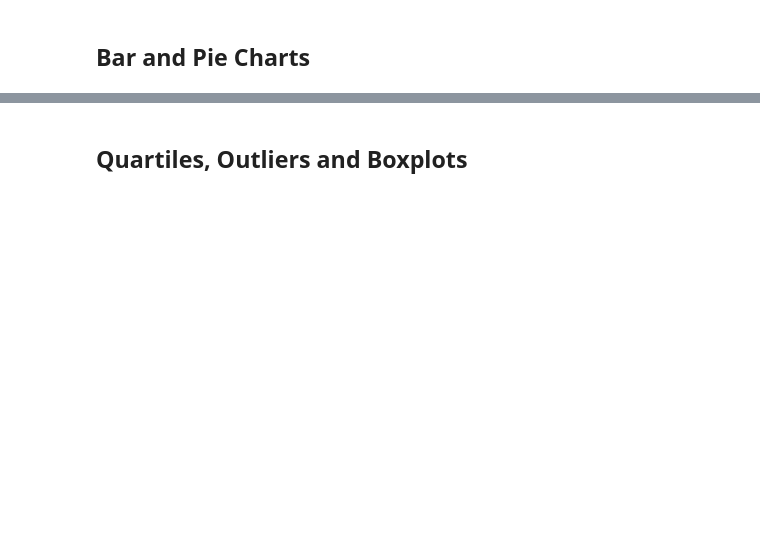
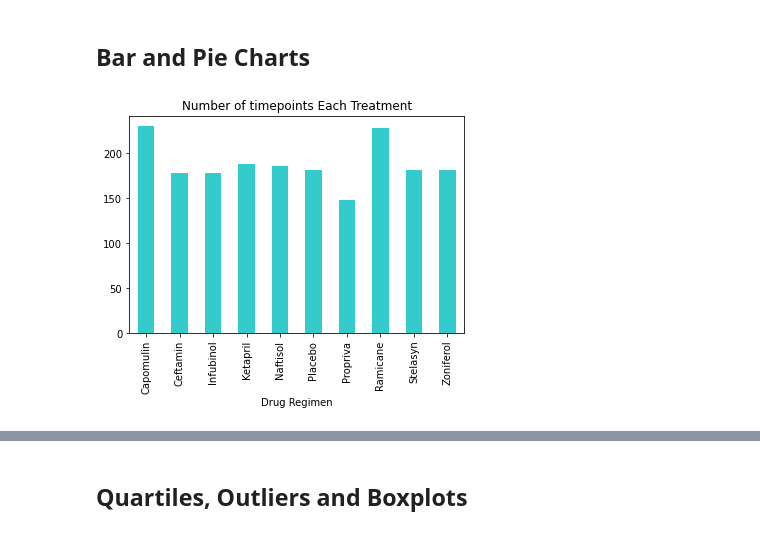
Before and after one commit to nedamzd/Matplotlib_challenge, a Jupyter notebook: Pymaceuticals/pymaceuticals_starter.ipynb, the cells around one changed output, grey strips where cells are left out. Drawn from its saved outputs; the diff is of its cells as text; code cells hidden in the pictures; blank space fills up the shorter version.

```diff
--- a/Pymaceuticals/pymaceuticals_starter.ipynb
+++ b/Pymaceuticals/pymaceuticals_starter.ipynb
@@ -151,5 +151,13 @@ single_summary_statistics_table
 ## Bar and Pie Charts
 # %%
 # Generate a bar plot showing the total number of timepoints for all mice tested for each drug regimen using Pandas.
+single_summary_timepoints_table=combined_df_clean.groupby("Drug Regimen").describe().iloc[:,16:24]
+single_summary_timepoints_table
+number_of_timepoints=single_summary_timepoints_table.iloc[:,0]
+
+number_of_timepoints.plot(kind='bar',title='Number of timepoints Each Treatment',color='c',alpha=.8)
+plt.show()
+# %% [output]
+[figure, added]
 # %%
 # Generate a bar plot showing the total number of timepoints for all mice tested for each drug regimen using pyplot.
```
Also changed, not shown: parts of 15 cells of this notebook.
